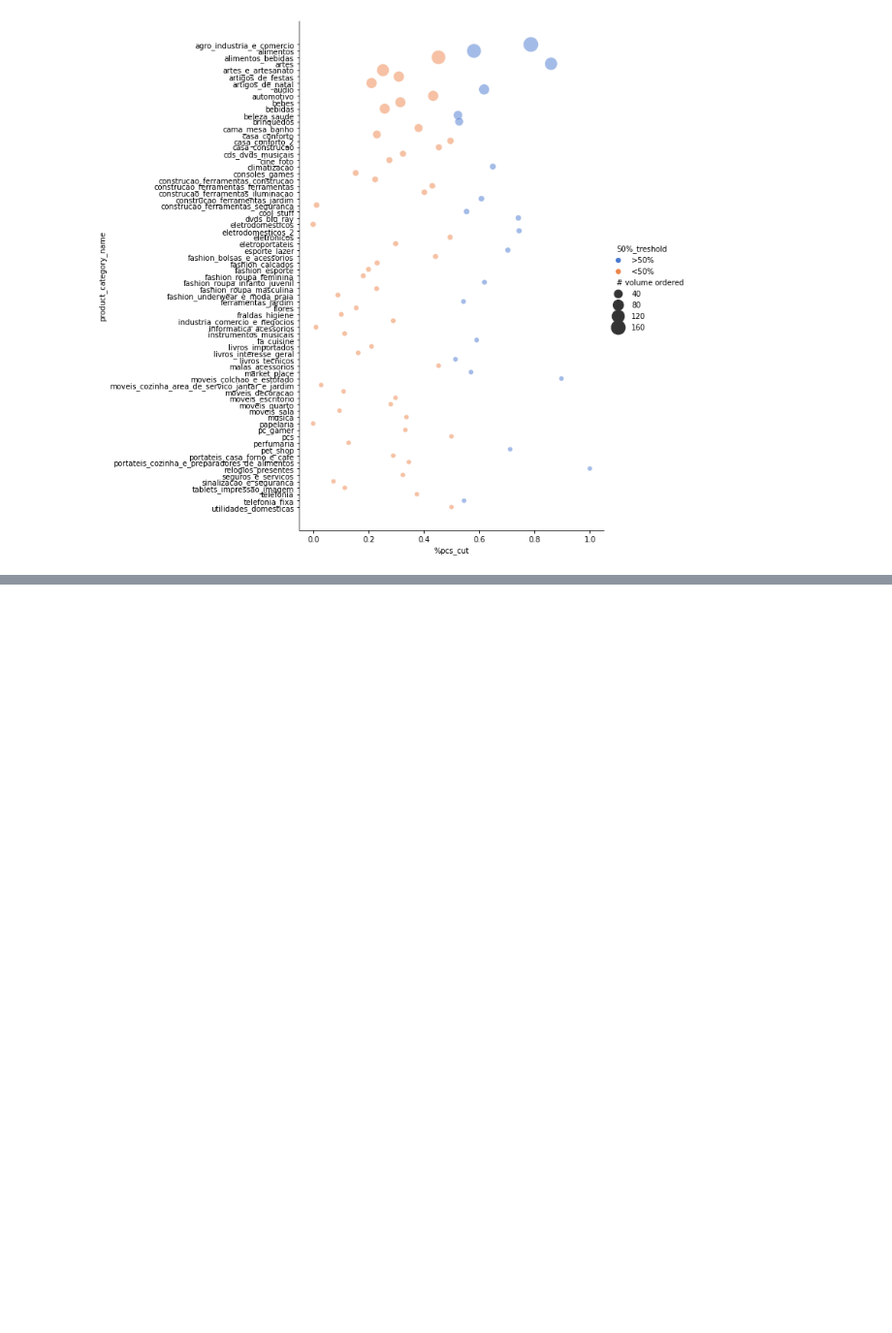
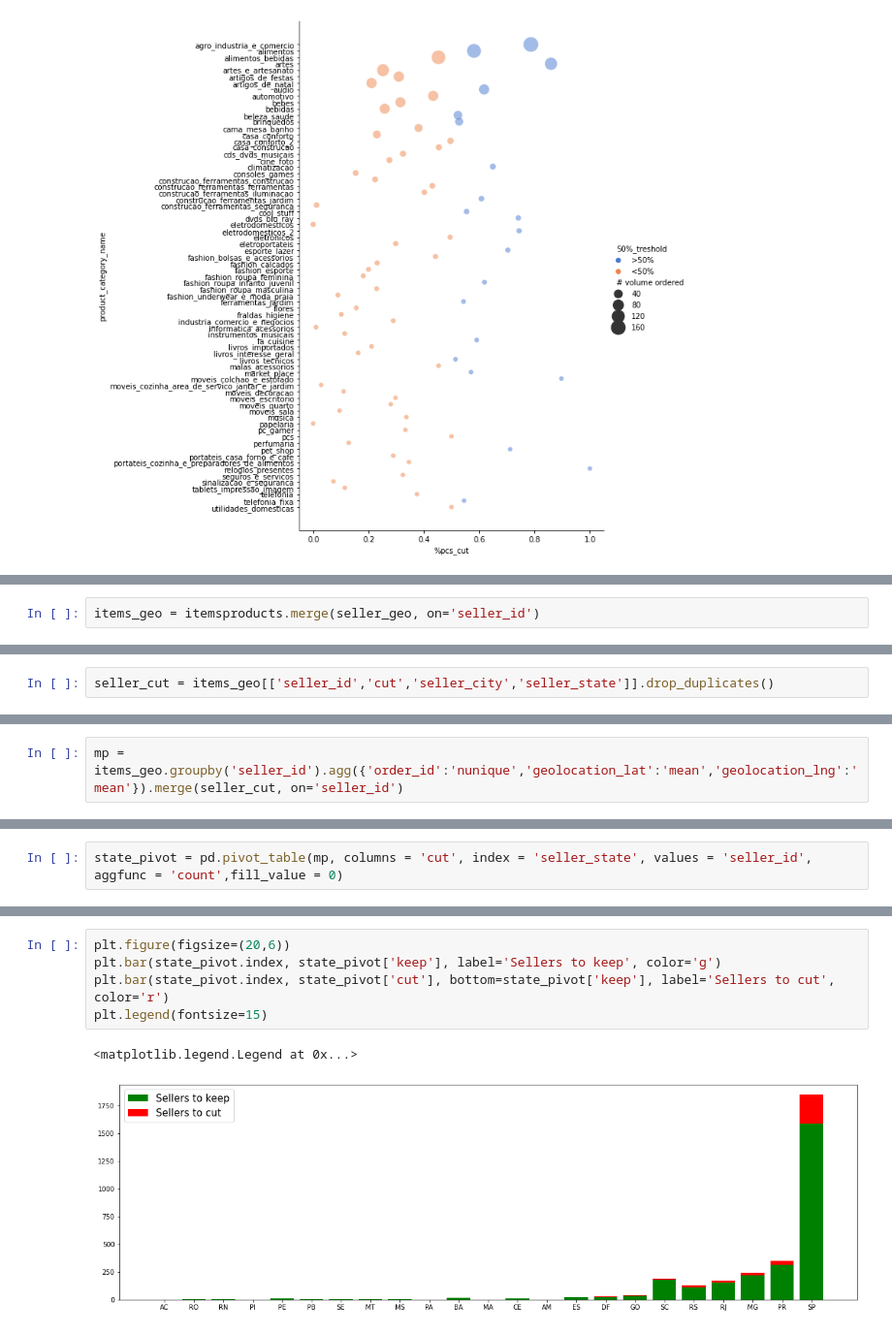
Before and after one commit to Michiel-DK/olist, a Jupyter notebook: Untitled.ipynb, the cells around one changed output, grey strips where cells are left out. Shown: that part at 97% size. Drawn from its saved outputs; the diff is of its cells as text; blank space fills up the shorter version.

```diff
--- a/Untitled.ipynb
+++ b/Untitled.ipynb
@@ -247,0 +320,2 @@ sns.relplot(x="%pcs_cut", y=cut_prod.index, hue="50%_treshold", size="# volume o
+# %%
+items_geo = itemsproducts.merge(seller_geo, on='seller_id')
@@ -247,0 +338,2 @@ sns.relplot(x="%pcs_cut", y=cut_prod.index, hue="50%_treshold", size="# volume o
+# %%
+seller_cut = items_geo[['seller_id','cut','seller_city','seller_state']].drop_duplicates()
@@ -247,0 +351,2 @@ sns.relplot(x="%pcs_cut", y=cut_prod.index, hue="50%_treshold", size="# volume o
+# %%
+mp = items_geo.groupby('seller_id').agg({'order_id':'nunique','geolocation_lat':'mean','geolocation_lng':'mean'}).merge(seller_cut, on='seller_id')
@@ -247,0 +389,2 @@ sns.relplot(x="%pcs_cut", y=cut_prod.index, hue="50%_treshold", size="# volume o
+# %%
+state_pivot = pd.pivot_table(mp, columns = 'cut', index = 'seller_state', values = 'seller_id', aggfunc = 'count',fill_value = 0)
@@ -247,0 +412,8 @@ sns.relplot(x="%pcs_cut", y=cut_prod.index, hue="50%_treshold", size="# volume o
+# %%
+plt.figure(figsize=(20,6))
+plt.bar(state_pivot.index, state_pivot['keep'], label='Sellers to keep', color='g')
+plt.bar(state_pivot.index, state_pivot['cut'], bottom=state_pivot['keep'], label='Sellers to cut', color='r')
+plt.legend(fontsize=15)
+# %% [output]
+<matplotlib.legend.Legend at 0x...>
+[figure, added]
```
Also changed, not shown: parts of 29 cells of this notebook, 4 other files.
